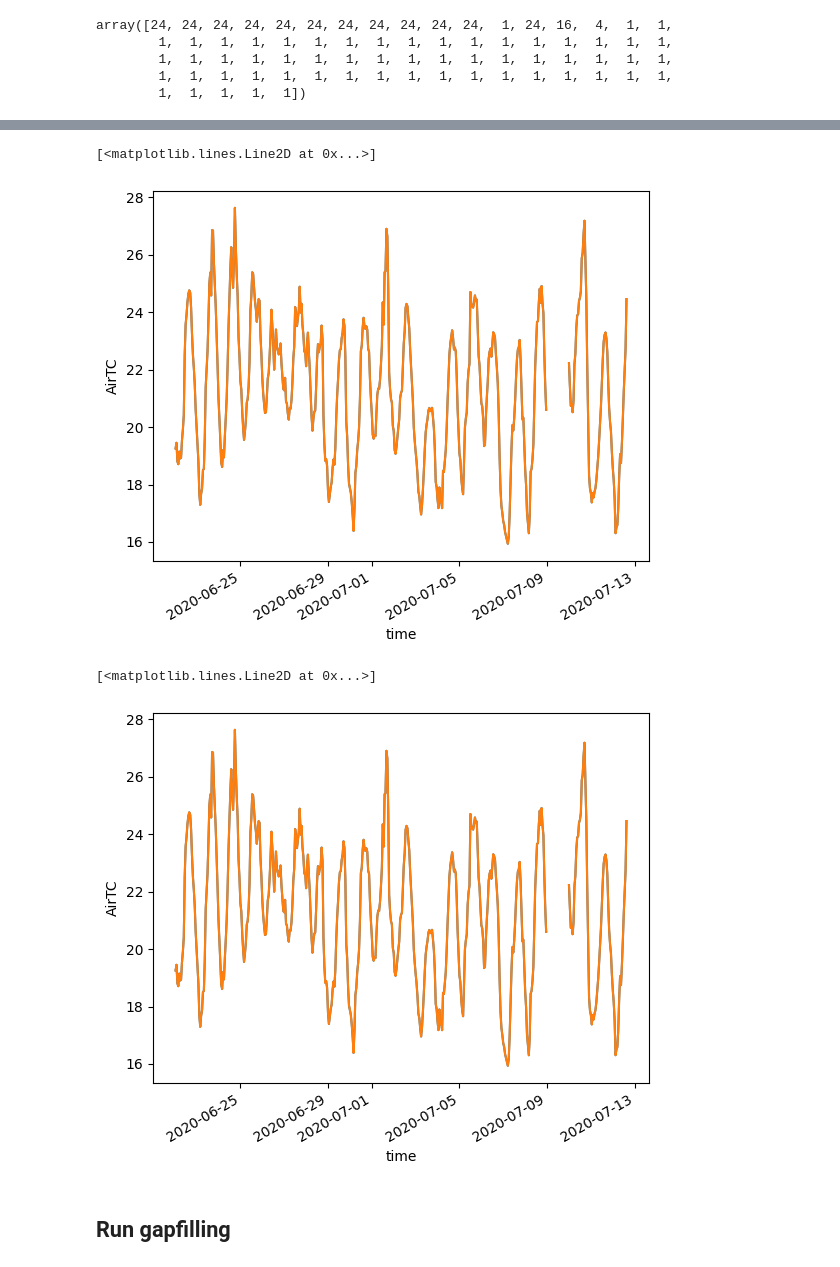
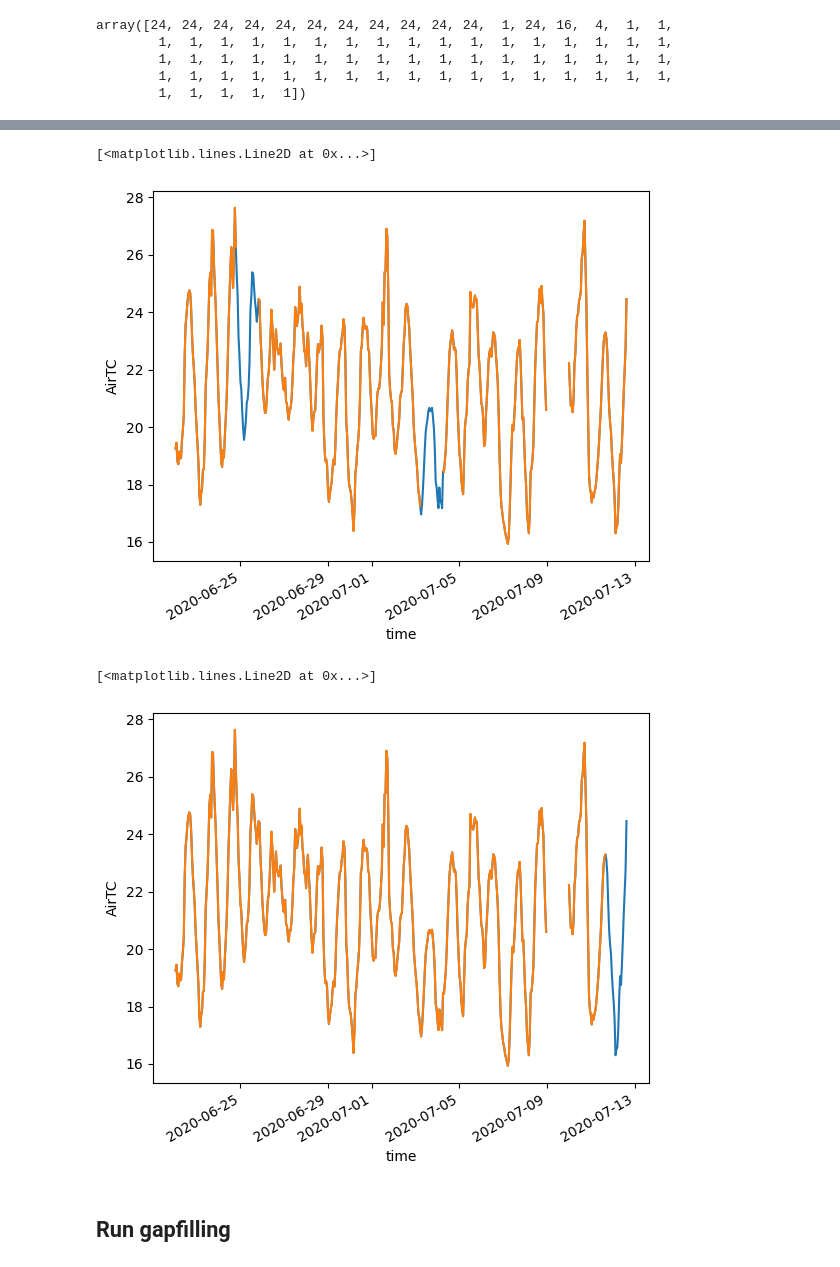
Before and after one commit to martin-wegmann/lexplore_gap_filling, a Jupyter notebook: notebooks/g2s_meteo_gapfill_august2023.ipynb, the cells around one changed output, grey strips where cells are left out. Saved outputs shown, nothing was run; the diff lists cells and outputs as text; code cells hidden in the pictures.

```diff
--- a/notebooks/g2s_meteo_gapfill_august2023.ipynb
+++ b/notebooks/g2s_meteo_gapfill_august2023.ipynb
@@ -354,2 +244,2 @@ for i in range(gap_number):
 # %%
-gap_locations=create_gap_index(da=meteo_orig_airtc,gap_percent=11,gap_length=24)
+gap_locations=create_gap_index(da=meteo_orig_airtc,gap_percent=5,gap_length=24)
@@ -358,5 +246,5 @@ gap_locations_5=create_gap_index(da=meteo_orig_airtc,gap_percent=6,gap_length=24
 # %%
-meteo_gapped_airtc_24_10=create_gapped_ts(da=meteo_orig_airtc,gap_locations=gap_locations,gap_length=24,selector=1)
+meteo_gapped_airtc_24_5=create_gapped_ts(da=meteo_orig_airtc,gap_locations=gap_locations,gap_length=24,selector=1)
 # %% [output]
 Amount NAs in orig :931
 % NAs in orig :3.5426179604261794
@@ -366,5 +254,5 @@ Amount NAs in new :3486
 # %%
-meteo_gapped_airtc_24_5=create_gapped_ts(da=meteo_orig_airtc,gap_locations=gap_locations_5,gap_length=24,selector=1)
+meteo_gapped_airtc_48_5=create_gapped_ts(da=meteo_orig_airtc,gap_locations=gap_locations,gap_length=48,selector=2)
 # %% [output]
 Amount NAs in orig :931
 % NAs in orig :3.5426179604261794
@@ -418,17 +278,17 @@ Coordinates:
 # %%
 
 meteo_orig_airtc[505:1000].plot()
-meteo_gapped_airtc_24_10[505:1000].plot()
+meteo_gapped_airtc_24_5[505:1000].plot()
 # %% [output]
 [<matplotlib.lines.Line2D at 0x...>]
-[figure, old version]
+[figure, new version]
 # %%
 
 meteo_orig_airtc[505:1000].plot()
-meteo_gapped_airtc_48_10[505:1000].plot()
+meteo_gapped_airtc_72_5[505:1000].plot()
 # %% [output]
 [<matplotlib.lines.Line2D at 0x...>]
-[figure, old version]
+[figure, new version]
 # %% [markdown]
 ## Run gapfilling
 # %%
```
Also changed, not shown: parts of 66 cells of this notebook.
